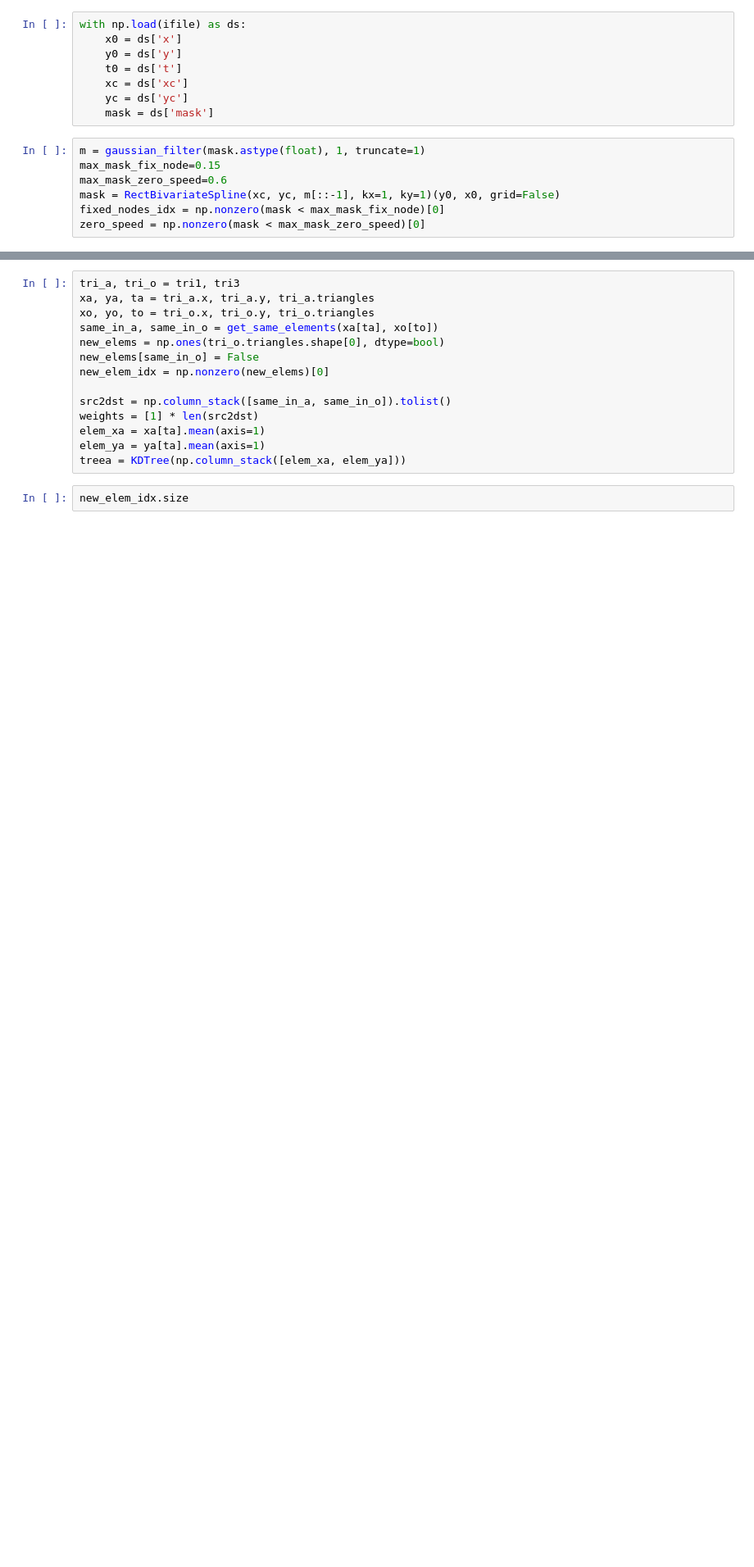
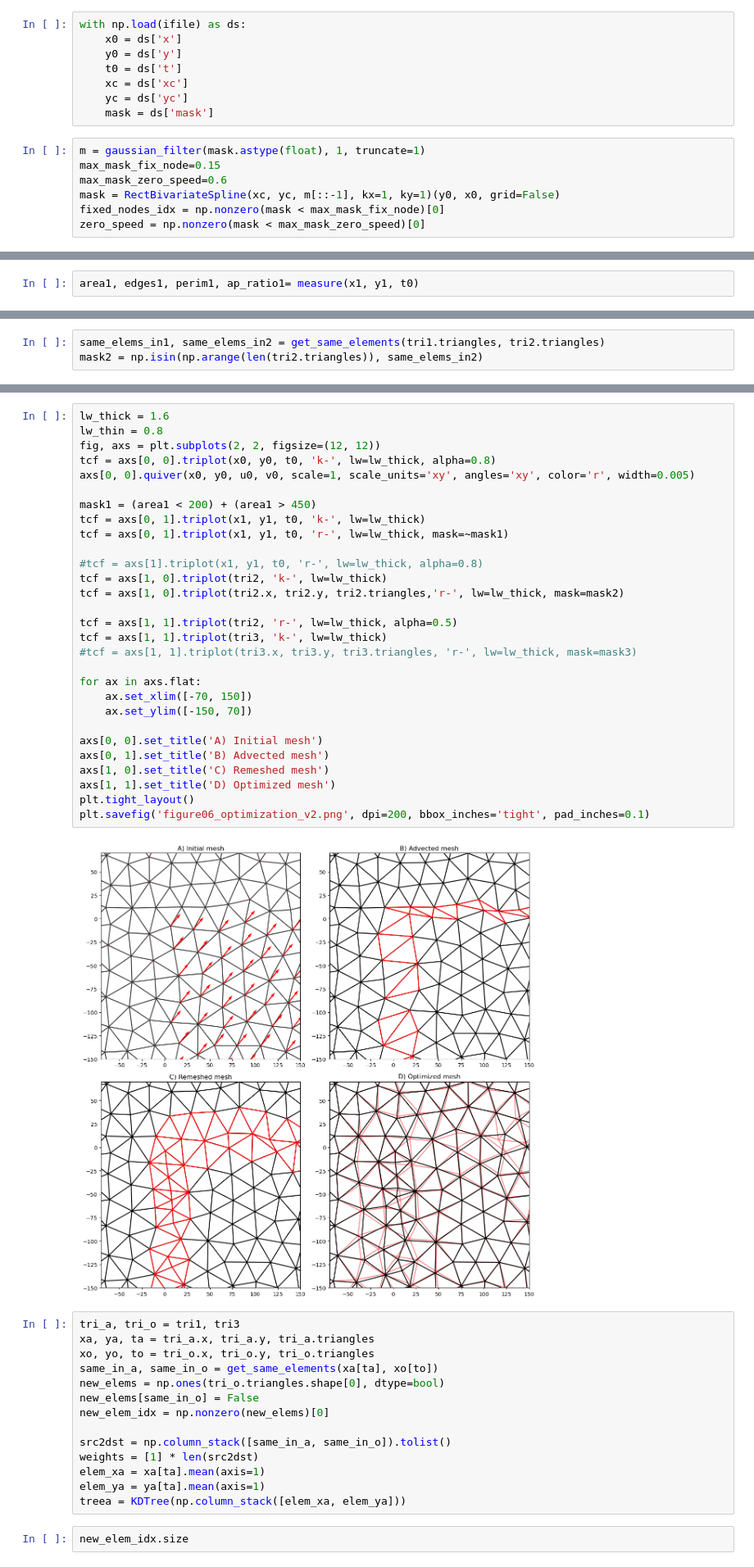
Before and after one commit to nansencenter/sea_ice_age, a Jupyter notebook: figures/map_mesh_optimization.ipynb, the cells around one changed output, grey strips where cells are left out. Shown at 82% size. Drawn from its saved outputs; the diff is of its cells as text; blank space fills up the shorter version.

```diff
--- a/figures/map_mesh_optimization.ipynb
+++ b/figures/map_mesh_optimization.ipynb
@@ -65,3 +70,5 @@ tri3 = optimize_mesh(tri1, tri2, fixed_nodes_idx)
+# %%
+area1, edges1, perim1, ap_ratio1= measure(x1, y1, t0)
 # %%
 lw_thick = 1.6
 lw_thin = 0.8
@@ -86,0 +96,3 @@ plt.savefig('figure06_optimization.png', dpi=200, bbox_inches='tight', pad_inche
+# %%
+same_elems_in1, same_elems_in2 = get_same_elements(tri1.triangles, tri2.triangles)
+mask2 = np.isin(np.arange(len(tri2.triangles)), same_elems_in2)
@@ -87,3 +104,34 @@ plt.savefig('figure06_optimization.png', dpi=200, bbox_inches='tight', pad_inche
+# %%
+lw_thick = 1.6
+lw_thin = 0.8
+fig, axs = plt.subplots(2, 2, figsize=(12, 12))
+tcf = axs[0, 0].triplot(x0, y0, t0, 'k-', lw=lw_thick, alpha=0.8)
+axs[0, 0].quiver(x0, y0, u0, v0, scale=1, scale_units='xy', angles='xy', color='r', width=0.005)
+
+mask1 = (area1 < 200) + (area1 > 450)
+tcf = axs[0, 1].triplot(x1, y1, t0, 'k-', lw=lw_thick)
+tcf = axs[0, 1].triplot(x1, y1, t0, 'r-', lw=lw_thick, mask=~mask1)
+
+#tcf = axs[1].triplot(x1, y1, t0, 'r-', lw=lw_thick, alpha=0.8)
+tcf = axs[1, 0].triplot(tri2, 'k-', lw=lw_thick)
+tcf = axs[1, 0].triplot(tri2.x, tri2.y, tri2.triangles,'r-', lw=lw_thick, mask=mask2)
+
+tcf = axs[1, 1].triplot(tri2, 'r-', lw=lw_thick, alpha=0.5)
+tcf = axs[1, 1].triplot(tri3, 'k-', lw=lw_thick)
+#tcf = axs[1, 1].triplot(tri3.x, tri3.y, tri3.triangles, 'r-', lw=lw_thick, mask=mask3)
+
+for ax in axs.flat:
+    ax.set_xlim([-70, 150])
+    ax.set_ylim([-150, 70])
+
+axs[0, 0].set_title('A) Initial mesh')
+axs[0, 1].set_title('B) Advected mesh')
+axs[1, 0].set_title('C) Remeshed mesh')
+axs[1, 1].set_title('D) Optimized mesh')
+plt.tight_layout()
+plt.savefig('figure06_optimization_v2.png', dpi=200, bbox_inches='tight', pad_inches=0.1)
+# %% [output]
+[figure, added]
 # %%
 tri_a, tri_o = tri1, tri3
 xa, ya, ta = tri_a.x, tri_a.y, tri_a.triangles
```
Also changed, not shown: parts of 4 cells of this notebook, 17 other files.
